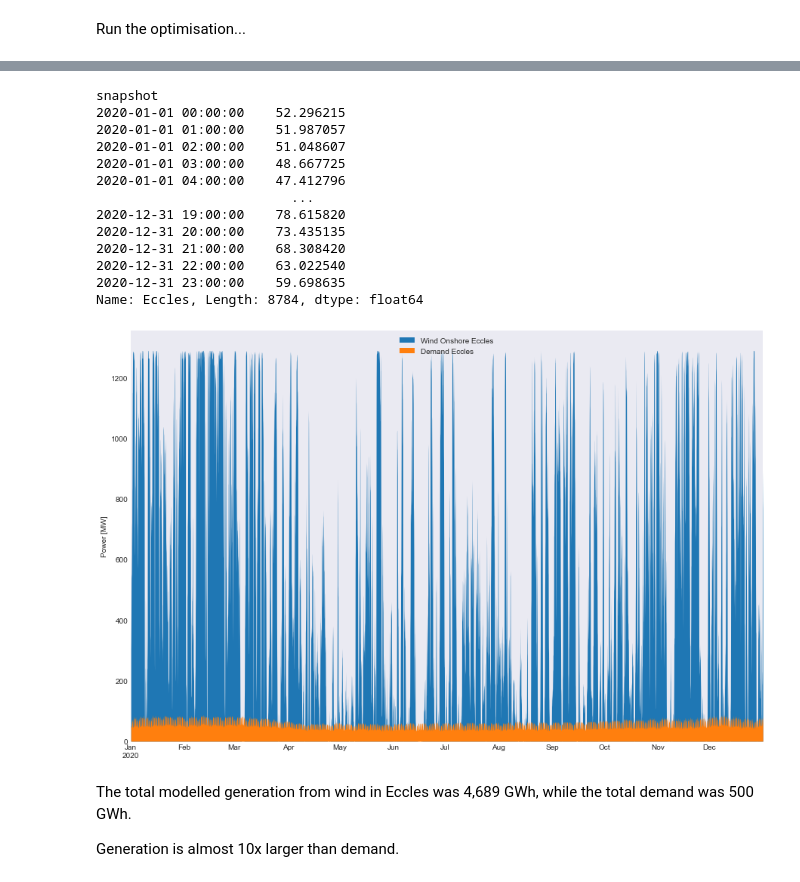
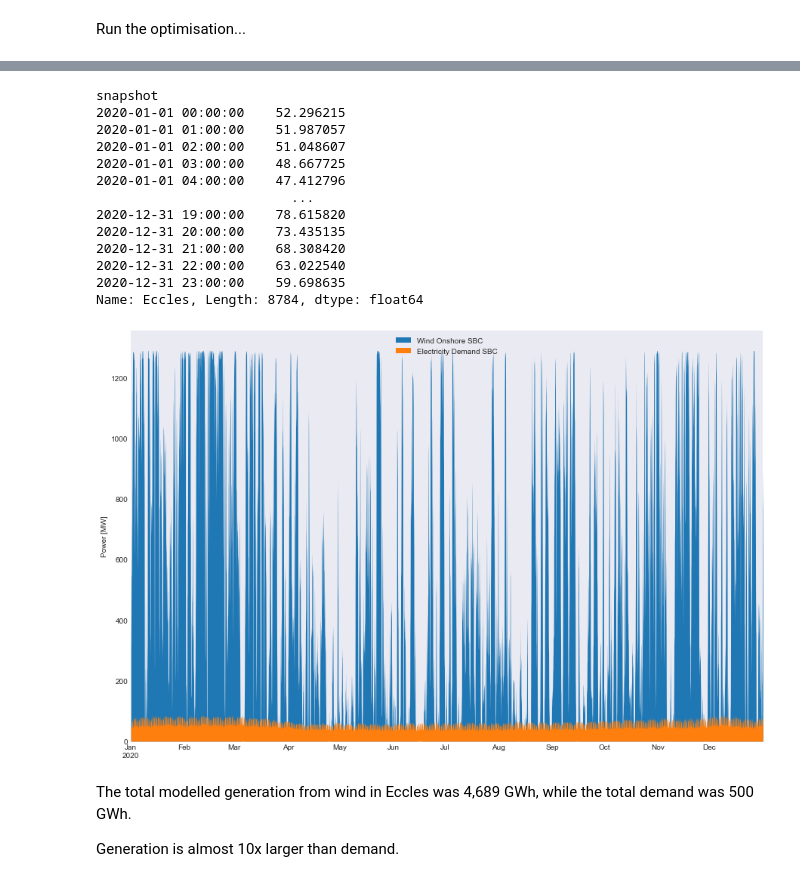
Before and after one commit to andrewlyden/PyPSA-GB, a Jupyter notebook: notebooks/Scottish Borders.ipynb, the cells around one changed output, grey strips where cells are left out. Cells and saved outputs as stored; diff of their text form; code cells hidden in the pictures.

```diff
--- a/notebooks/Scottish Borders.ipynb
+++ b/notebooks/Scottish Borders.ipynb
@@ -209,35 +208,35 @@ INFO:pypsa.linopf:Optimization successful. Objective value: 4.44e+09
 # %%
 plt.style.use('seaborn-dark')
 
 p_eccles = network.generators_t.p['Wind Onshore Eccles']
 demand_eccles = network.loads_t.p['Eccles']
 print(demand_eccles)
 demand_eccles.name = 'Demand Eccles'
 
 fig, ax = plt.subplots(1, 1)
 fig.set_size_inches(15,10)
 
-p_eccles.plot(kind="area", ax=ax, linewidth=0)
-demand_eccles.plot(kind="area", ax=ax, linewidth=0)
+p_eccles.rename('Wind Onshore SBC').plot(kind="area", ax=ax, linewidth=0)
+demand_eccles.rename('Electricity Demand SBC').plot(kind="area", ax=ax, linewidth=0)
 ax.set_xlabel("")
 ax.set_ylabel("Power [MW]")
 ax.legend()
 plt.show()
 # %% [output]
 snapshot
 2020-01-01 00:00:00    52.296215
 2020-01-01 01:00:00    51.987057
 2020-01-01 02:00:00    51.048607
 2020-01-01 03:00:00    48.667725
 2020-01-01 04:00:00    47.412796
                          ...
 2020-12-31 19:00:00    78.615820
 2020-12-31 20:00:00    73.435135
 2020-12-31 21:00:00    68.308420
 2020-12-31 22:00:00    63.022540
 2020-12-31 23:00:00    59.698635
 Name: Eccles, Length: 8784, dtype: float64
-[figure, old version]
+[figure, new version]
 # %% [markdown]
 The total modelled generation from wind in Eccles was 4,689 GWh, while the total demand was 500 GWh.
 
```
Also changed, not shown: parts of 2 cells of this notebook, 8 other files.
